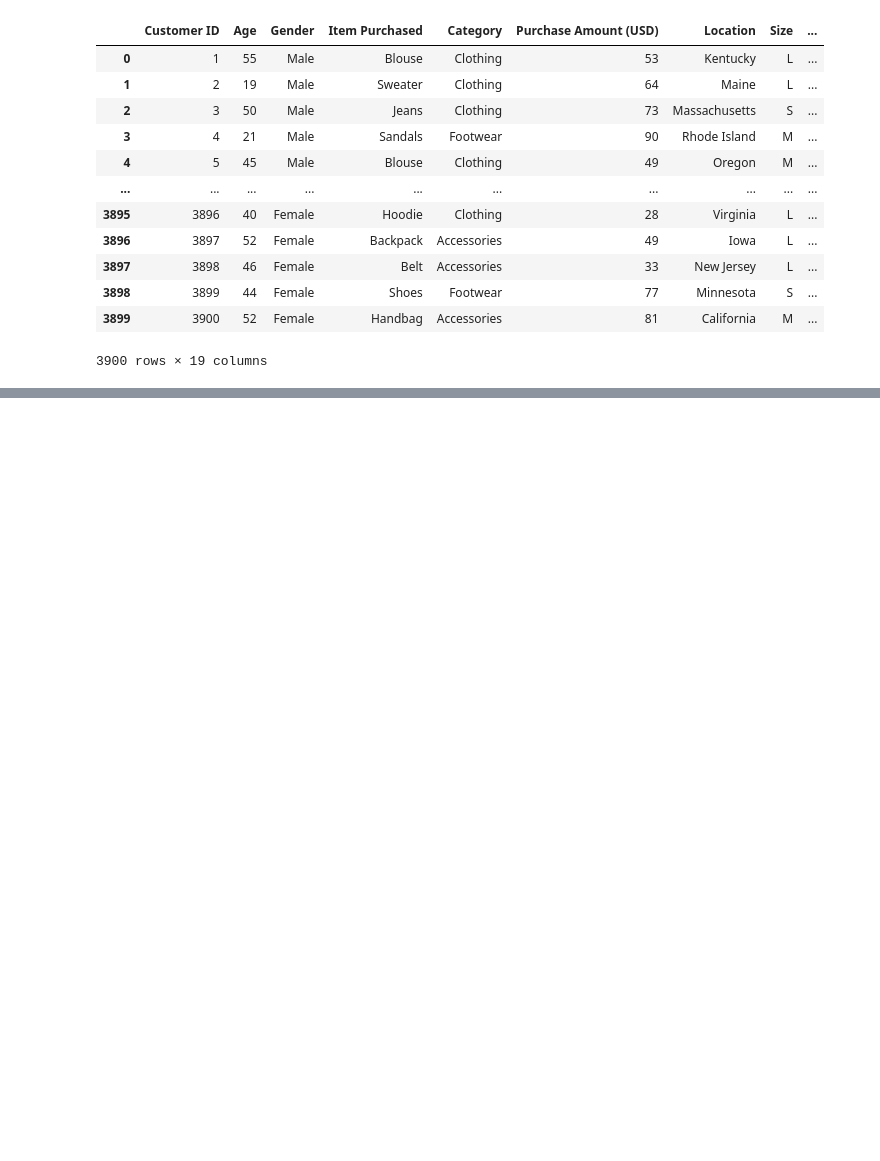
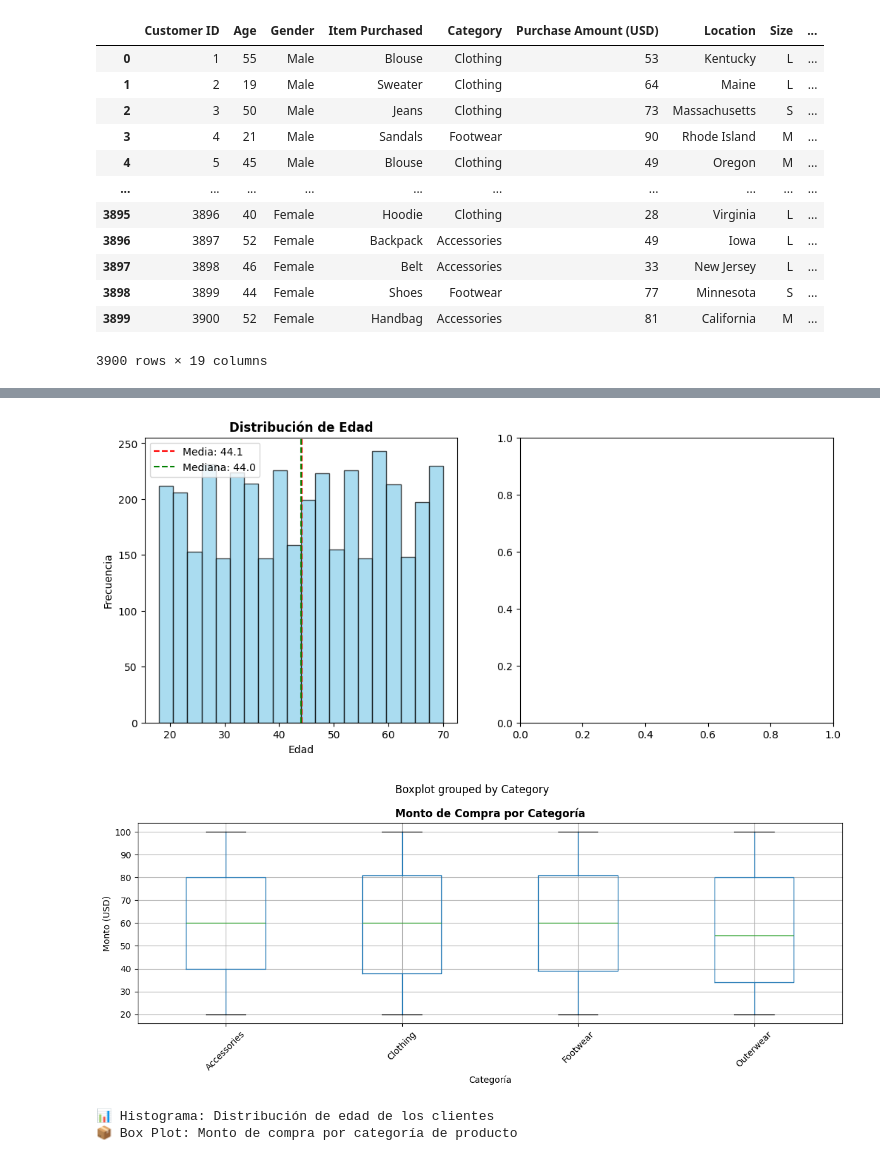
Before and after one commit to Zangetsupwr/Examen2, a Jupyter notebook: Proyecto2/EDA/EDA_dataset1.ipynb, the cells around one changed output, grey strips where cells are left out. Drawn from its saved outputs; the diff is of its cells as text; code cells hidden in the pictures; blank space fills up the shorter version.

```diff
--- a/Proyecto2/EDA/EDA_dataset1.ipynb
+++ b/Proyecto2/EDA/EDA_dataset1.ipynb
@@ -19,0 +124,37 @@ df
+# %%
+
+plt.style.use('default')
+plt.rcParams['figure.figsize'] = (12, 5)
+
+# 1. HISTOGRAMA - Distribución de Edad
+plt.subplot(1, 2, 1)
+plt.hist(df['Age'], bins=20, alpha=0.7, color='skyblue', edgecolor='black')
+plt.title('Distribución de Edad', fontweight='bold')
+plt.xlabel('Edad')
+plt.ylabel('Frecuencia')
+
+# líneas de media y mediana
+mean_age = df['Age'].mean()
+median_age = df['Age'].median()
+plt.axvline(mean_age, color='red', linestyle='--', label=f'Media: {mean_age:.1f}')
+plt.axvline(median_age, color='green', linestyle='--', label=f'Mediana: {median_age:.1f}')
+plt.legend()
+
+# 2. BOX PLOT - Monto de Compra por Categoría
+plt.subplot(1, 2, 2)
+df.boxplot(column='Purchase Amount (USD)', by='Category')
+plt.title('Monto de Compra por Categoría', fontweight='bold')
+plt.xlabel('Categoría')
+plt.ylabel('Monto (USD)')
+plt.xticks(rotation=45)
+
+plt.tight_layout()
+plt.show()
+
+print("📊 Histograma: Distribución de edad de los clientes")
+print("📦 Box Plot: Monto de compra por categoría de producto")
+# %% [output]
+[figure, added]
+[figure, added]
+📊 Histograma: Distribución de edad de los clientes
+📦 Box Plot: Monto de compra por categoría de producto
```
Also changed, not shown: parts of 7 cells of this notebook, 1 other file.
